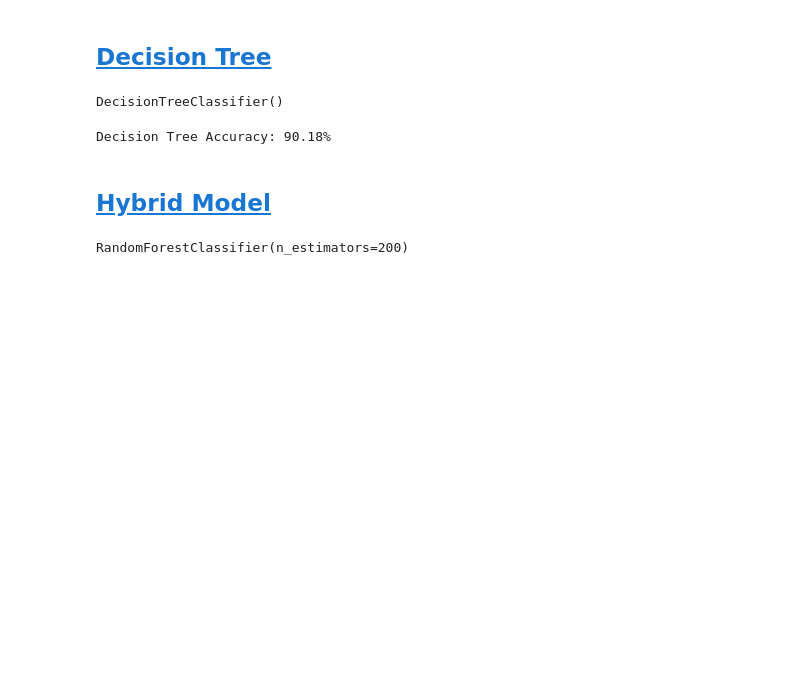
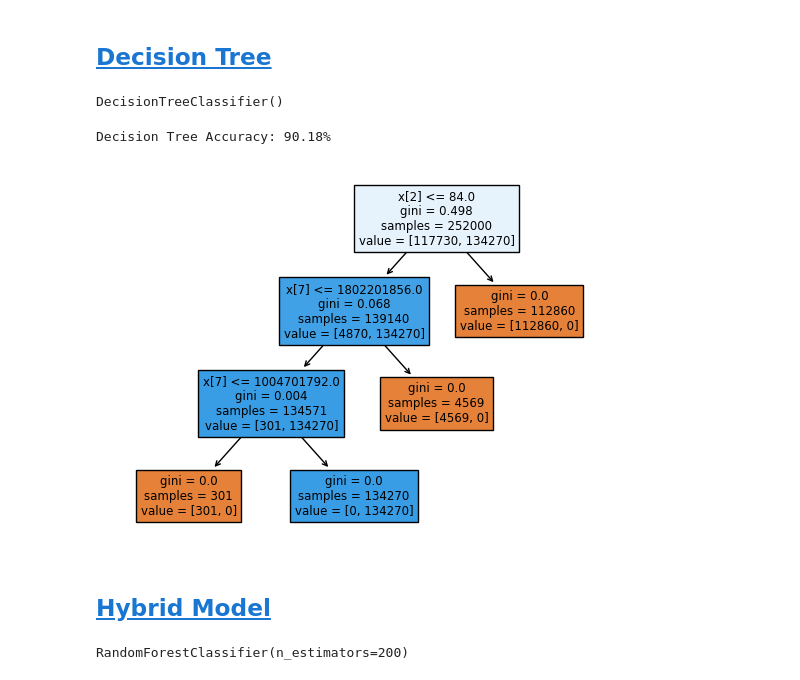
Before and after one commit to k1voh/DDoS-Attack-Detection-Using-Machine-Learning, a Jupyter notebook: Model/model.ipynb, the cells around one changed output. Drawn from its saved outputs; the diff is of its cells as text; code cells hidden in the pictures; blank space fills up the shorter version.

Commit message:
DT Visualize

```diff
--- a/Model/model.ipynb
+++ b/Model/model.ipynb
@@ -307,6 +306,6 @@ new_Y_TEST = testset['Label']
 # %% [markdown]
 ## <a id='toc5_1_'></a>[KNN Classifier](#toc0_)
 # %%
-knn = KNeighborsClassifier(n_neighbors=5)
+knn = KNeighborsClassifier(n_neighbors=3)
 knn.fit(X_train, Y_train)
 # %% [output]
@@ -341,6 +357,12 @@ dt_accuracy = accuracy_score(new_Y_TEST, dt.predict(new_X_TEST))
 print(f"Decision Tree Accuracy: {dt_accuracy*100:.2f}%")
 # %% [output]
 Decision Tree Accuracy: 90.18%
+# %%
+from sklearn.tree import plot_tree
+plot_tree(dt,filled=True)
+plt.show()
+# %% [output]
+[figure, added]
 # %% [markdown]
 ## <a id='toc5_4_'></a>[Hybrid Model](#toc0_)
 # %%
```
Also changed, not shown: parts of 7 cells of this notebook, 1 other file.
